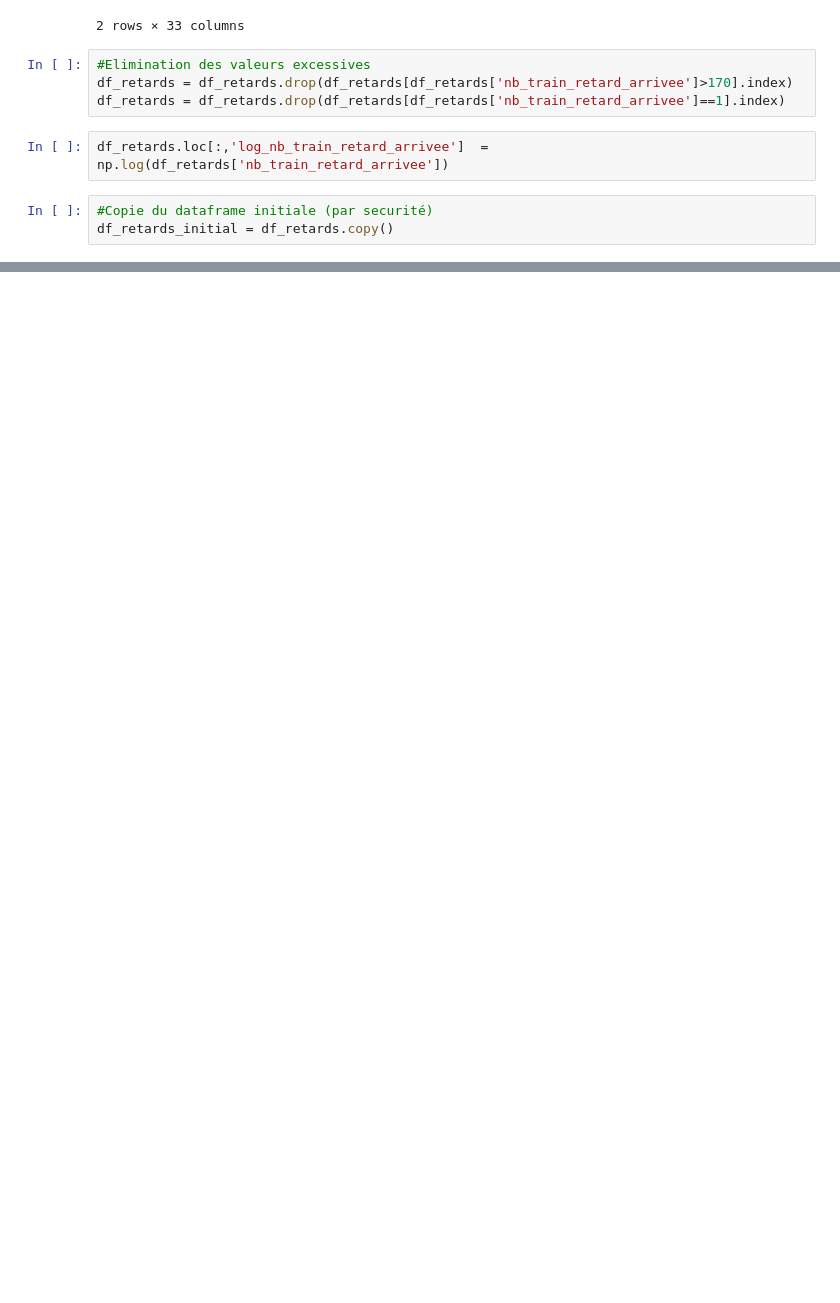
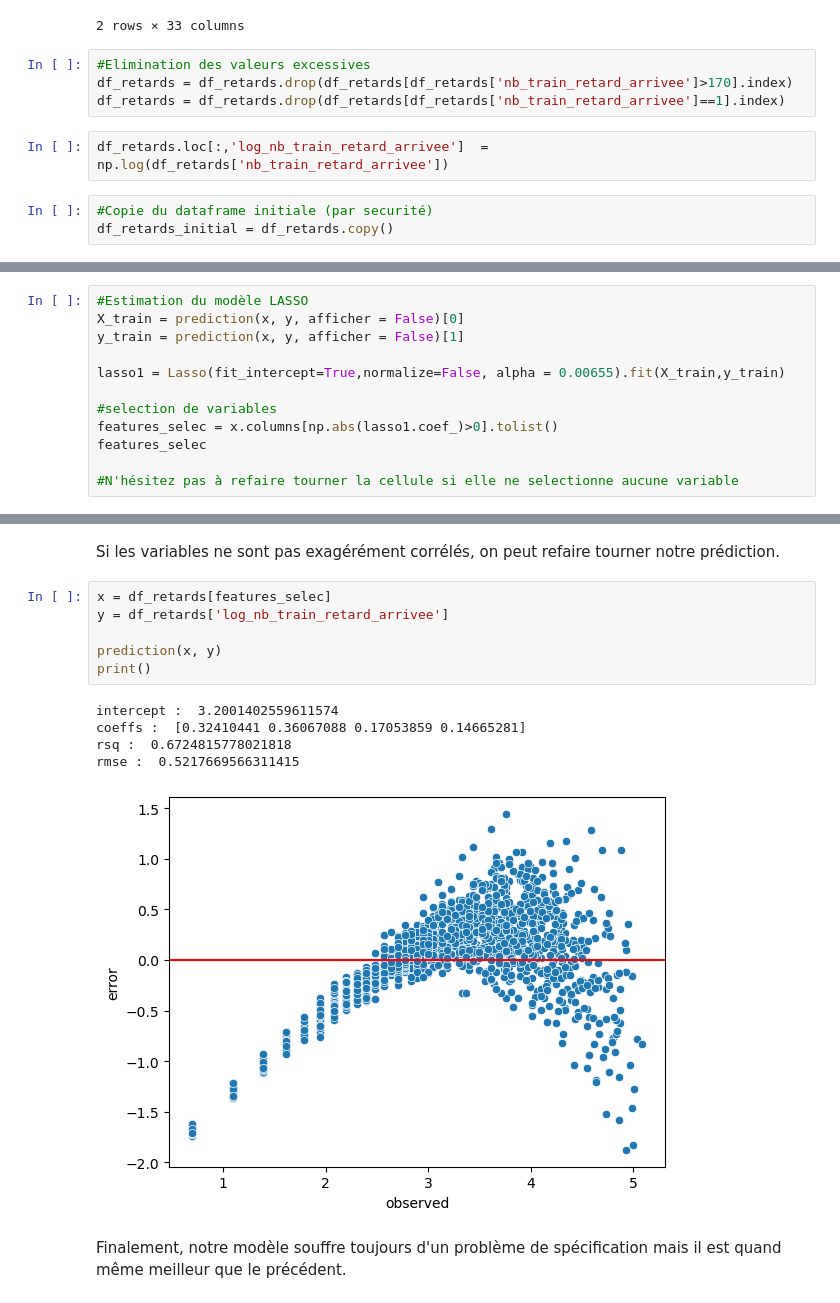
Before and after one commit to DiegoRenaud/Exercice, a Jupyter notebook: Notebook_final.ipynb, the cells around one changed output, grey strips where cells are left out. Saved outputs shown, nothing was run; the diff lists cells and outputs as text; blank space fills up the shorter version.

```diff
--- a/Notebook_final.ipynb
+++ b/Notebook_final.ipynb
@@ -418,0 +532,12 @@ NameError: name 'StandardScaler' is not defined
+# %%
+#Estimation du modèle LASSO
+X_train = prediction(x, y, afficher = False)[0]
+y_train = prediction(x, y, afficher = False)[1]
+
+lasso1 = Lasso(fit_intercept=True,normalize=False, alpha = 0.00655).fit(X_train,y_train)
+
+#selection de variables
+features_selec = x.columns[np.abs(lasso1.coef_)>0].tolist()
+features_selec
+
+#N'hésitez pas à refaire tourner la cellule si elle ne selectionne aucune variable
@@ -418,0 +563,16 @@ NameError: name 'StandardScaler' is not defined
+# %% [markdown]
+Si les variables ne sont pas exagérément corrélés, on peut refaire tourner notre prédiction.
+# %%
+x = df_retards[features_selec]
+y = df_retards['log_nb_train_retard_arrivee']
+
+prediction(x, y)
+print()
+# %% [output]
+intercept :  3.2001402559611574
+coeffs :  [0.32410441 0.36067088 0.17053859 0.14665281]
+rsq :  0.6724815778021818
+rmse :  0.5217669566311415
+[figure, added]
+# %% [markdown]
+Finalement, notre modèle souffre toujours d'un problème de spécification mais il est quand même meilleur que le précédent.
```
Also changed, not shown: parts of 17 cells of this notebook.
